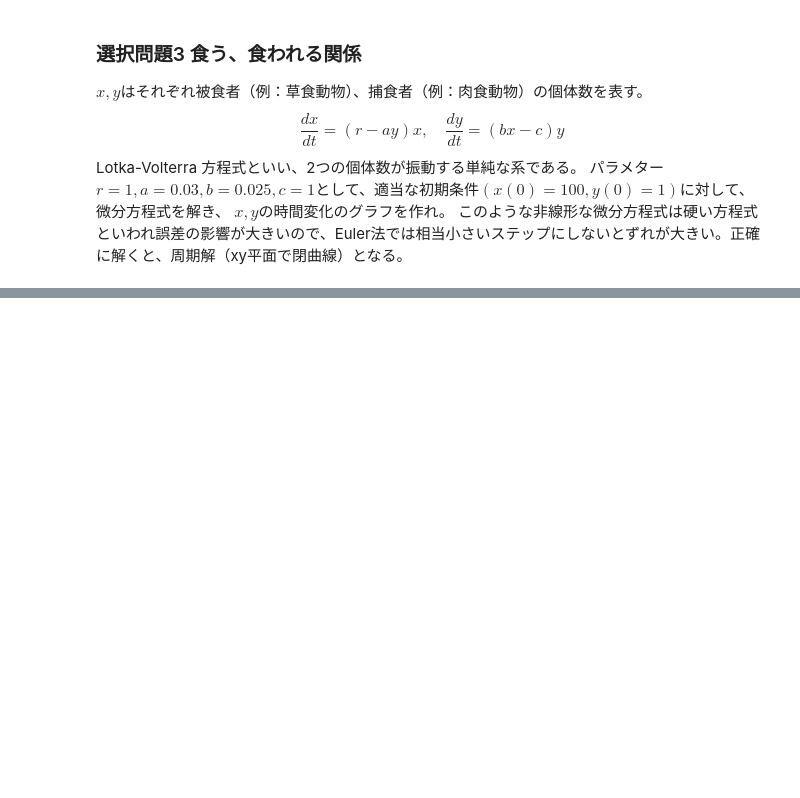
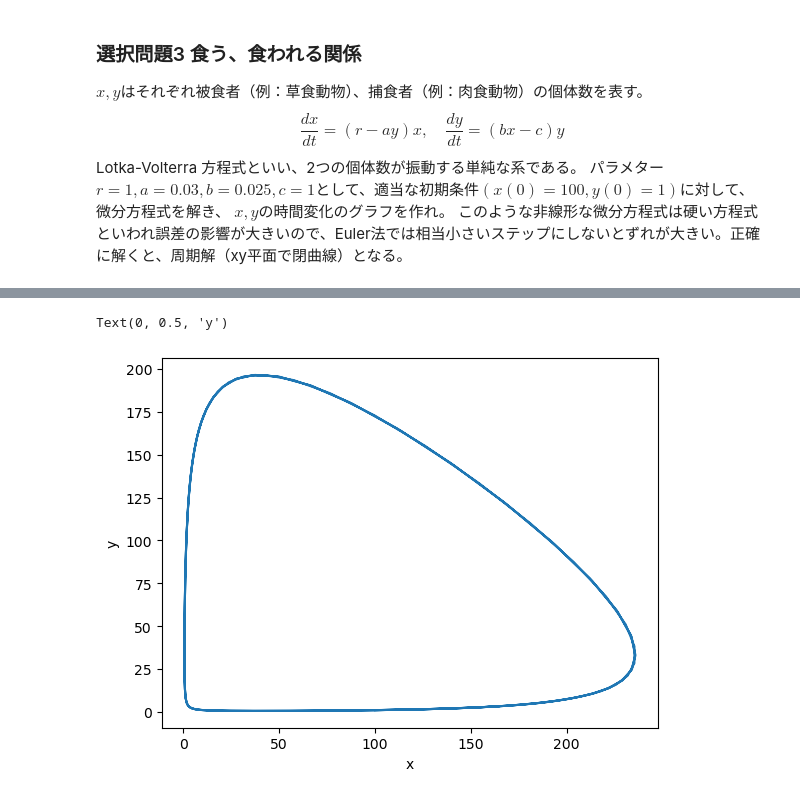
Before and after one commit to kyorin-phys/joho, a Jupyter notebook: p8.ipynb, the cells around one changed output, grey strips where cells are left out. Saved outputs shown, nothing was run; the diff lists cells and outputs as text; code cells hidden in the pictures; blank space fills up the shorter version.

```diff
--- a/p8.ipynb
+++ b/p8.ipynb
@@ -445,0 +466,7 @@ $x, y$の時間変化のグラフを作れ。
+# %%
+plt.plot(sol.y[0], sol.y[1])
+plt.xlabel('x')
+plt.ylabel('y')
+# %% [output]
+Text(0, 0.5, 'y')
+[figure, added]
```
Also changed, not shown: parts of 7 cells of this notebook.
